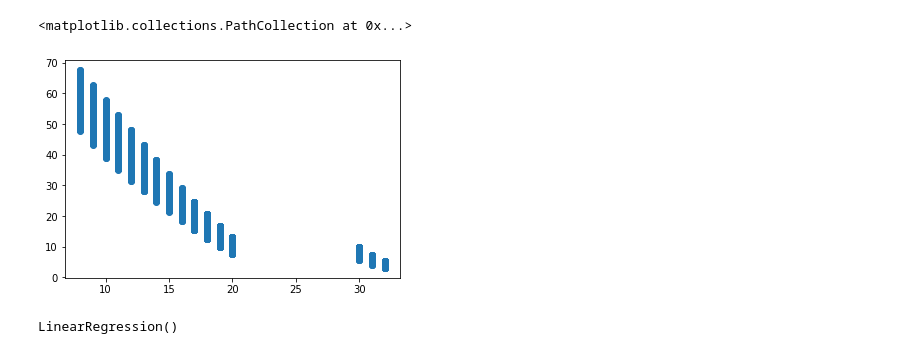
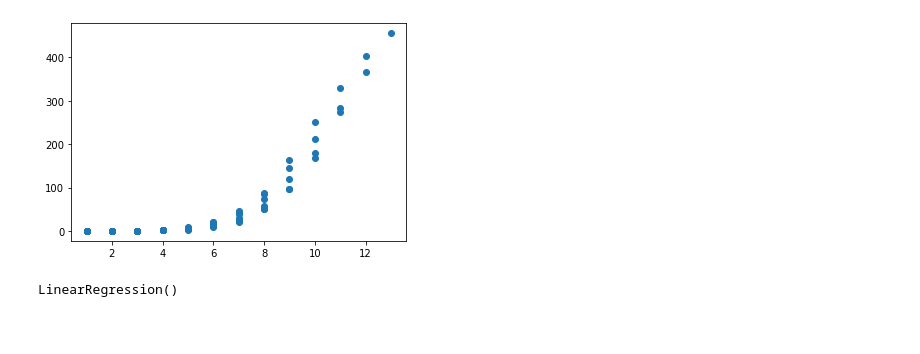
Before and after one commit to MiguelPerilla2233/Problema1, a Jupyter notebook: Taller1.ipynb, the cells around one changed output. Cells and saved outputs as stored; diff of their text form; code cells hidden in the pictures; blank space fills up the shorter version.

```diff
--- a/Taller1.ipynb
+++ b/Taller1.ipynb
@@ -4,4 +4,5 @@ import matplotlib.pyplot as plt
 import pandas as pd
 import sklearn.linear_model
 # %%
-file = pd.read_csv("Smoke_data.csv")
+file = pd.read_csv("USA.csv", usecols = [0,1,2])
+file
@@ -37,5 +22,0 @@ plt.hist(X, bins=24)
-# %%
-plt.scatter(X,Y)
-# %% [output]
-<matplotlib.collections.PathCollection at 0x...>
-[figure, removed]
@@ -41,0 +31,11 @@ plt.scatter(X,Y)
+# %%
+x = np.sort(np.array(file['Edad']))
+y = np.sort(np.array(file["LCMR"]))
+z = np.sort(np.array(file["TC"]))
+cum = np.linspace(1.0/len(y),1.0,len(y))
+#suma = get_suma(z)
+
+#_ = plt.scatter(suma, y, c='r')
+_ = plt.scatter(x,y)
+# %% [output]
+[figure, added]
```
Also changed, not shown: parts of 19 cells of this notebook, 1 other file.
